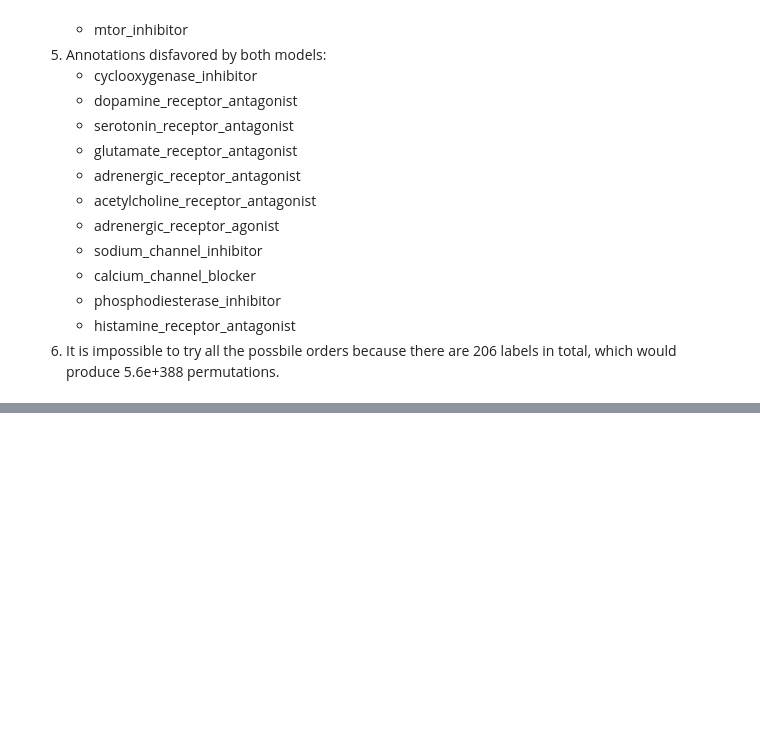
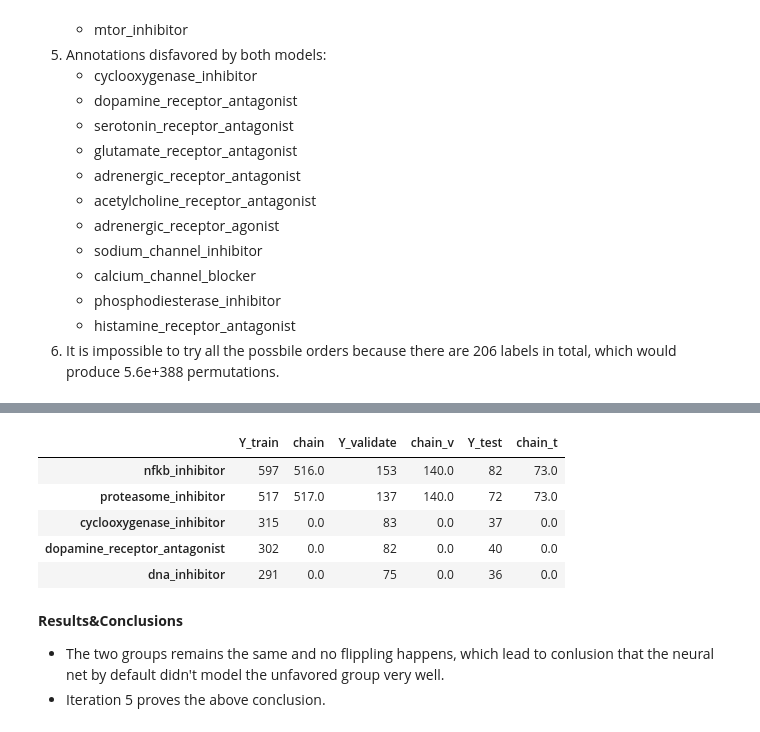
Before and after one commit to Yongliang-Shi/Mechanism-of-Action-Prediction, a Jupyter notebook: model_moa.ipynb, the cells around one changed output, grey strips where cells are left out. Saved outputs shown, nothing was run; the diff lists cells and outputs as text; code cells hidden in the pictures; blank space fills up the shorter version.

```diff
--- a/model_moa.ipynb
+++ b/model_moa.ipynb
@@ -1618,0 +1661,3 @@ df_error2.Y_train[df_error2.chain == 0].size # 161 out of 206 (78%)
+# %%
+df_error4 = pd.read_csv('error_analysis_v4.csv', index_col=0)
+df_error4.info()
@@ -1618,0 +1678,18 @@ df_error2.Y_train[df_error2.chain == 0].size # 161 out of 206 (78%)
+# %%
+# Rename columns
+df_error4.columns=['Y_train', 'chain',
+                   'Y_validate', 'chain_v',
+                   'Y_test', 'chain_t']
+
+df_error4.head()
+# %% [output]
+|  | Y_train | chain | Y_validate | chain_v | Y_test | chain_t |
+| nfkb_inhibitor | 597 | 516.0 | 153 | 140.0 | 82 | 73.0 |
+| proteasome_inhibitor | 517 | 517.0 | 137 | 140.0 | 72 | 73.0 |
+| cyclooxygenase_inhibitor | 315 | 0.0 | 83 | 0.0 | 37 | 0.0 |
+| dopamine_receptor_antagonist | 302 | 0.0 | 82 | 0.0 | 40 | 0.0 |
+| dna_inhibitor | 291 | 0.0 | 75 | 0.0 | 36 | 0.0 |
+# %% [markdown]
+**Results&Conclusions**
+- The two groups remains the same and no flippling happens, which lead to conlusion that the neural net by default didn't model the unfavored group very well.
+- Iteration 5 proves the above conclusion.
```
Also changed, not shown: parts of 6 cells of this notebook.
